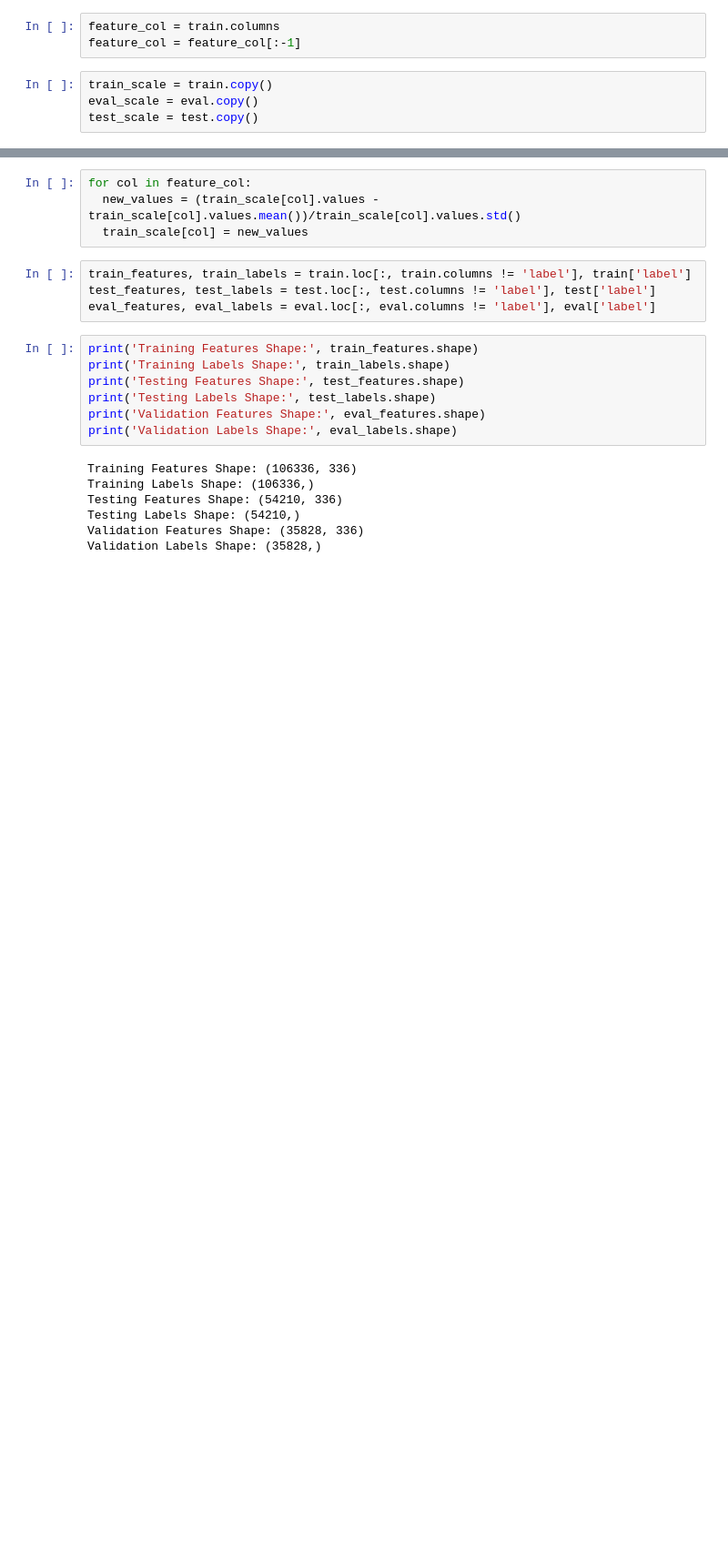
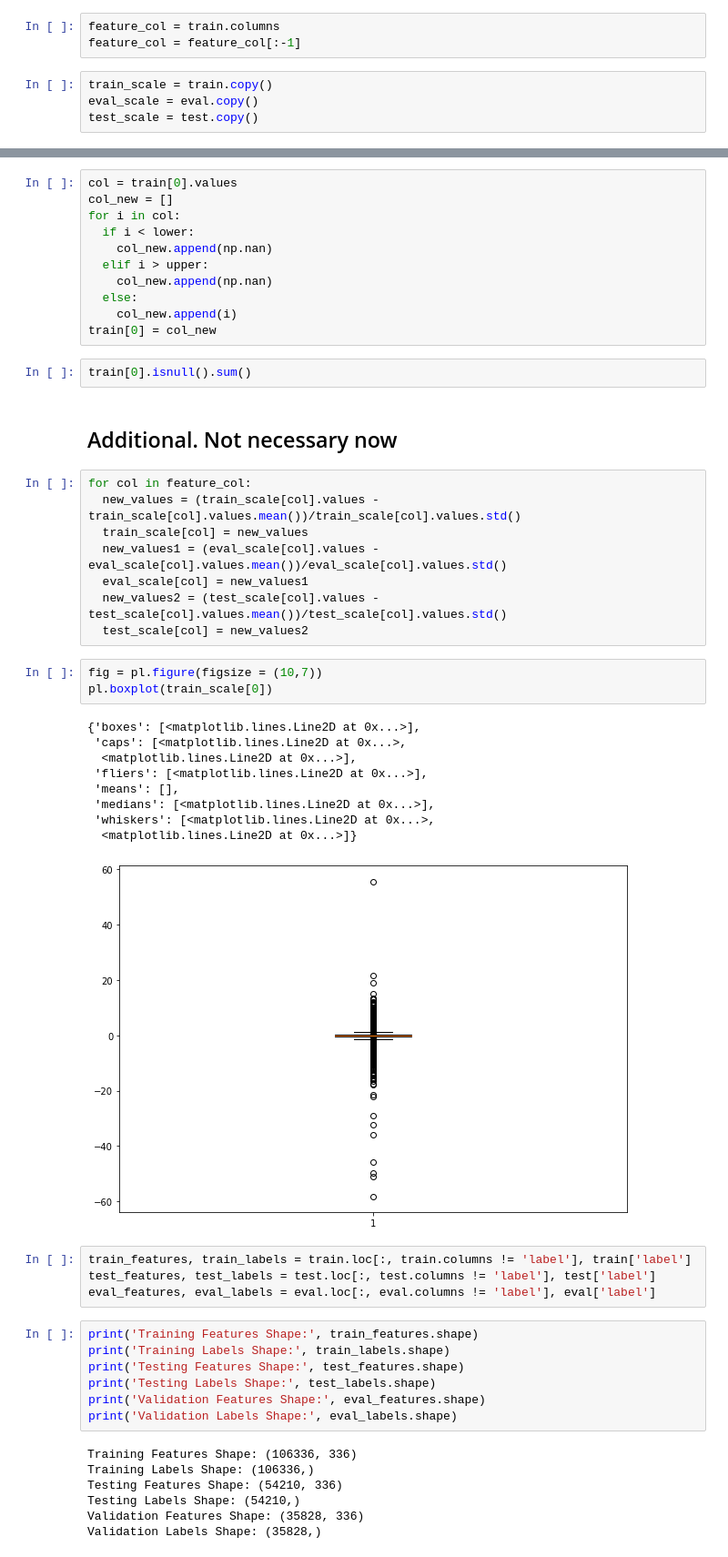
Before and after one commit to Janina712/MLTSA_FinalProject, a Jupyter notebook: tryouts/Random_Classifier.ipynb, the cells around one changed output, grey strips where cells are left out. Shown at 91% size. Cells and saved outputs as stored; diff of their text form; blank space fills up the shorter version.

```diff
--- a/tryouts/Random_Classifier.ipynb
+++ b/tryouts/Random_Classifier.ipynb
@@ -98,7 +271,39 @@ test_scale = test.copy()
+# %%
+col = train[0].values
+col_new = []
+for i in col:
+  if i < lower:
+    col_new.append(np.nan)
+  elif i > upper:
+    col_new.append(np.nan)
+  else:
+    col_new.append(i)
+train[0] = col_new
+# %%
+train[0].isnull().sum()
+# %% [markdown]
+## Additional. Not necessary now
 # %%
 for col in feature_col:
   new_values = (train_scale[col].values - train_scale[col].values.mean())/train_scale[col].values.std()
   train_scale[col] = new_values
+  new_values1 = (eval_scale[col].values - eval_scale[col].values.mean())/eval_scale[col].values.std()
+  eval_scale[col] = new_values1
+  new_values2 = (test_scale[col].values - test_scale[col].values.mean())/test_scale[col].values.std()
+  test_scale[col] = new_values2
+# %%
+fig = pl.figure(figsize = (10,7))
+pl.boxplot(train_scale[0])
+# %% [output]
+{'boxes': [<matplotlib.lines.Line2D at 0x...>],
+ 'caps': [<matplotlib.lines.Line2D at 0x...>,
+  <matplotlib.lines.Line2D at 0x...>],
+ 'fliers': [<matplotlib.lines.Line2D at 0x...>],
+ 'means': [],
+ 'medians': [<matplotlib.lines.Line2D at 0x...>],
+ 'whiskers': [<matplotlib.lines.Line2D at 0x...>,
+  <matplotlib.lines.Line2D at 0x...>]}
+[figure, added]
 # %%
 train_features, train_labels = train.loc[:, train.columns != 'label'], train['label']
 test_features, test_labels = test.loc[:, test.columns != 'label'], test['label']
```
Also changed, not shown: parts of 45 cells of this notebook.
